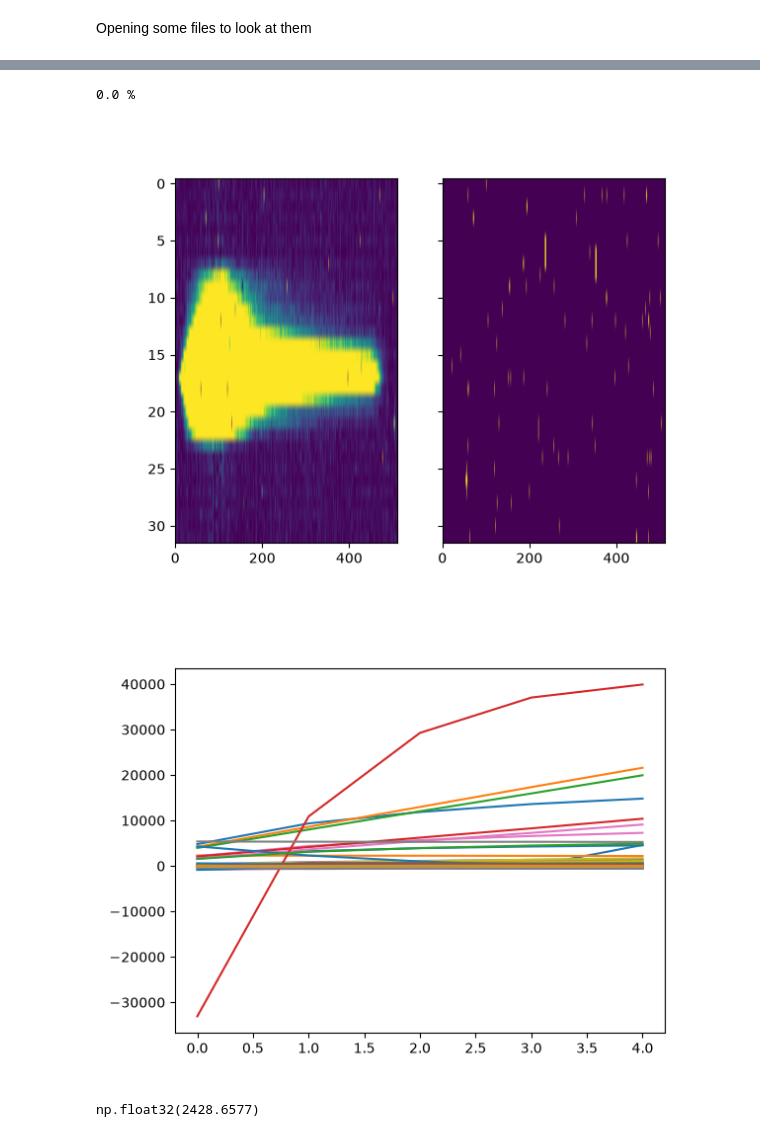
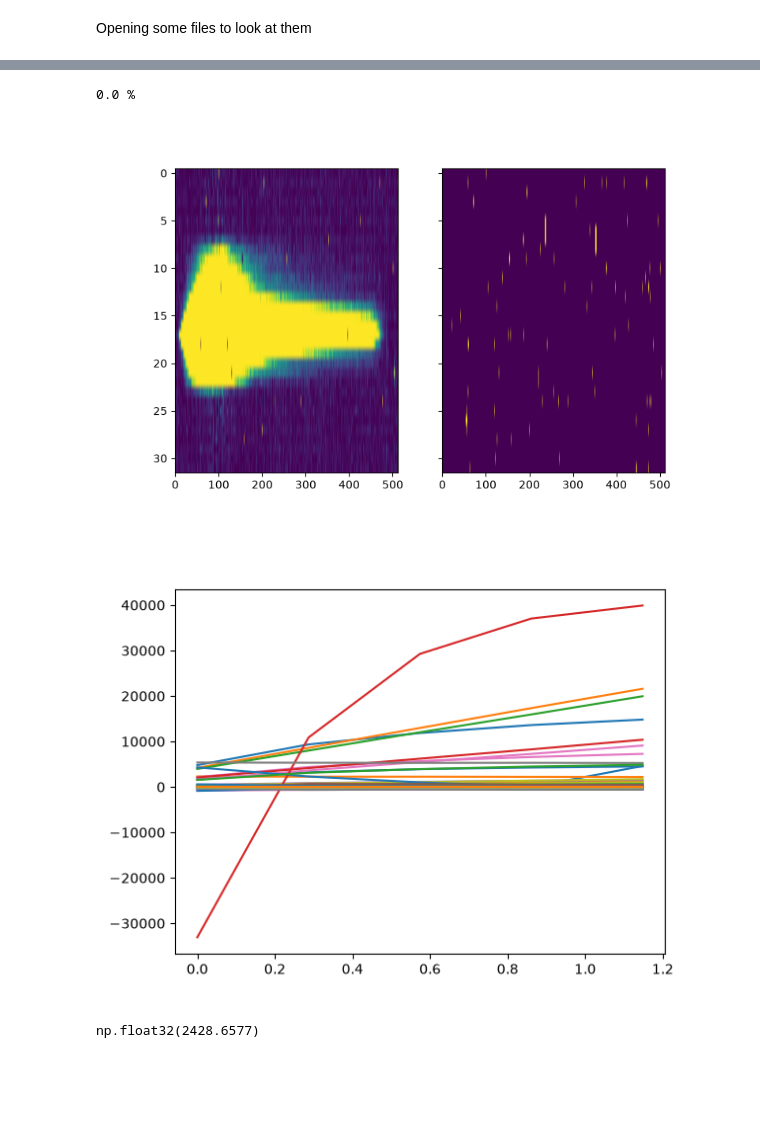
Before and after one commit to J-Ulik/Tiberius, a Jupyter notebook: src/reduction_utils/JWST_utils/reduction_notebooks/0_quick_look_data.ipynb, the cells around one changed output, grey strips where cells are left out. Cells and saved outputs as stored; diff of their text form; code cells hidden in the pictures; blank space fills up the shorter version.

```diff
--- a/src/reduction_utils/JWST_utils/reduction_notebooks/0_quick_look_data.ipynb
+++ b/src/reduction_utils/JWST_utils/reduction_notebooks/0_quick_look_data.ipynb
@@ -7,8 +7,11 @@ from astropy.io import fits
 import numpy as np
 import matplotlib.pyplot as plt
 import pickle
+
+plt.rcParams['figure.figsize'] = [8, 5]
 # %%
 reductionNo = "01"
 n1 = fits.open("../../../../../data/uncals/jw05022001001_04102_00001-seg001_nrs1_1_rampfitstep.fits")
 n2 = fits.open("../../../../../data/uncals/jw05022001001_04102_00001-seg001_nrs1_1overfstep.fits")
+nan_mask = np.isnan(n1["SCI"].data[0])
 # %%
@@ -37,20 +40,20 @@ ax2.imshow(nan_mask,aspect="auto")
 plt.show()
 # %% [output]
 0.0 %
-[figure, old version]
+[figure, new version]
 # %%
-nan_mask = np.isnan(nan_data)
-
 plt.figure()
+integration = 0
 for (x,y),val in np.ndenumerate(nan_mask):
     if val==True:
-        plt.plot(n2["SCI"].data[0,:,x,y], label=str(x)+" "+str(y))
+        times = (60*60*24)*np.linspace(0, n2["INT_TIMES"].data[integration][3]-n2["INT_TIMES"].data[integration][1], num=n2["SCI"].data.shape[1])
+        plt.plot(times, n2["SCI"].data[integration,:,x,y], label=str(x)+" "+str(y))
         # Below needs to be replaced after understanding https://stcal.readthedocs.io/en/latest/stcal/ramp_fitting/description.html#ramp-output-products
-        n1["SCI"].data[0,x,y] = np.polyfit([0,1,2,3,4],n2["SCI"].data[0,:,x,y],1)[0].astype(np.float32)
+        n1["SCI"].data[0,x,y] = np.polyfit(times,n2["SCI"].data[integration,:,x,y],1)[0].astype(np.float32)
 #plt.legend()
 plt.show()
 # %% [output]
-[figure, old version]
+[figure, new version]
 # %%
 data = n2["SCI"].data[0,:,0,101]
 np.polyfit([0,1,2,3,4],n2["SCI"].data[0,:,0,101],1)[0].astype(np.float32)
```
Also changed, not shown: parts of 1 cell of this notebook, 1 other file.
